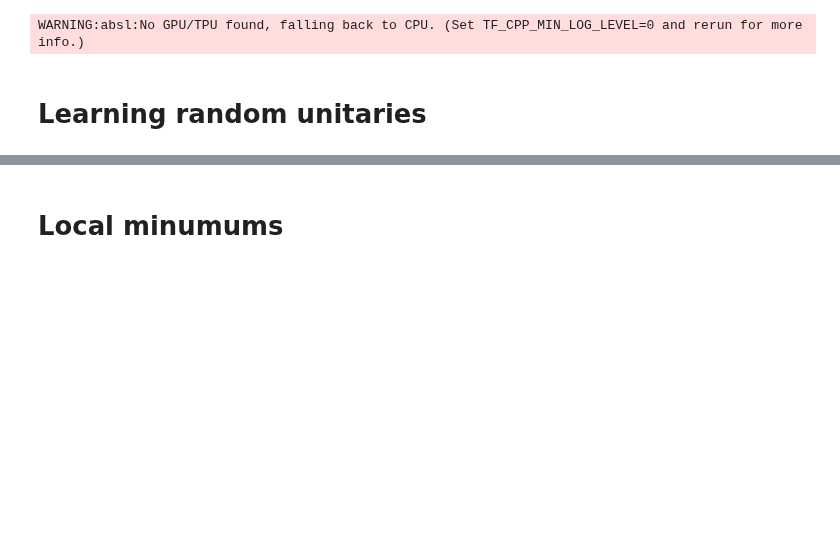
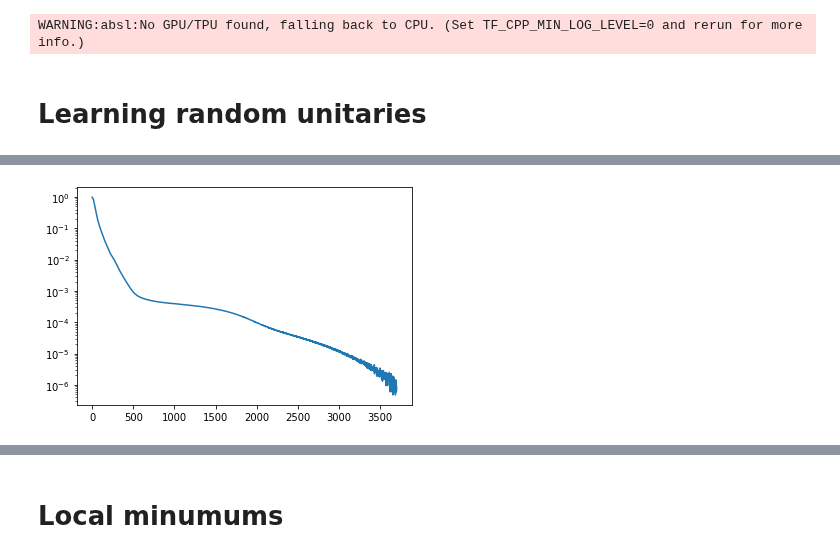
Before and after one commit to idnm/cpflow, a Jupyter notebook: talk_vmap.ipynb, the cells around one changed output, grey strips where cells are left out. Saved outputs shown, nothing was run; the diff lists cells and outputs as text; code cells hidden in the pictures; blank space fills up the shorter version.

```diff
--- a/talk_vmap.ipynb
+++ b/talk_vmap.ipynb
@@ -13,3 +13,13 @@ import time
 WARNING:absl:No GPU/TPU found, falling back to CPU. (Set TF_CPP_MIN_LOG_LEVEL=0 and rerun for more info.)
 # %% [markdown]
 # Learning random unitaries
+# %%
+%%time
+u_target = unitary_group.rvs(8, random_state=131)
+anz = Ansatz(3, 'cz', placements=fill_layers(sequ_layer(3), 14))
+
+res = anz.learn(u_target, learning_rate=0.01, num_iterations=3700)
+
+plt.plot(res['loss'])
+plt.yscale('log')
+# %% [output]
@@ -16,3 +28,4 @@ WARNING:absl:No GPU/TPU found, falling back to CPU. (Set TF_CPP_MIN_LOG_LEVEL=0
+[figure, added]
 # %%
 %%time
 u_target = unitary_group.rvs(8, random_state=131)
```
Also changed, not shown: parts of 23 cells of this notebook, 2 other files.
